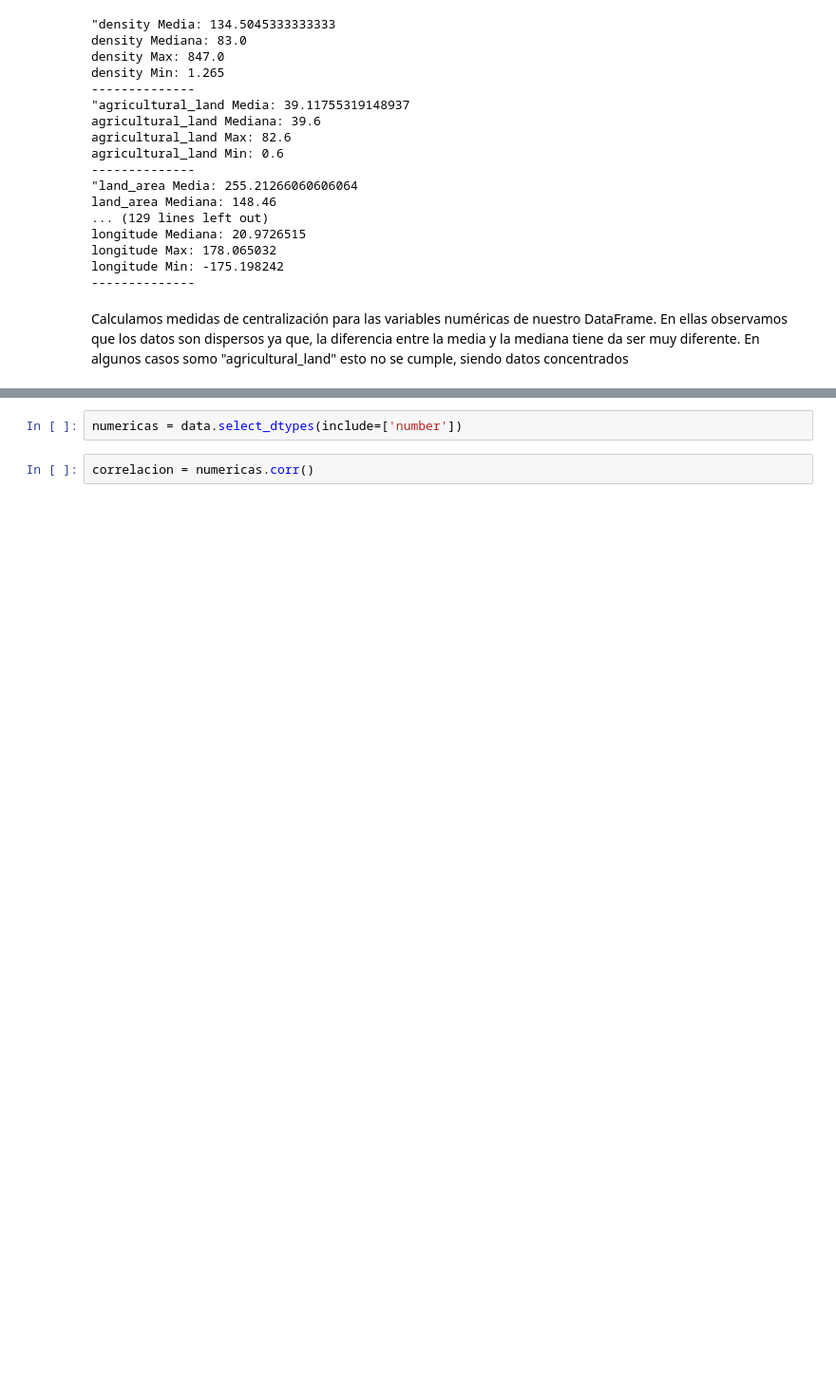
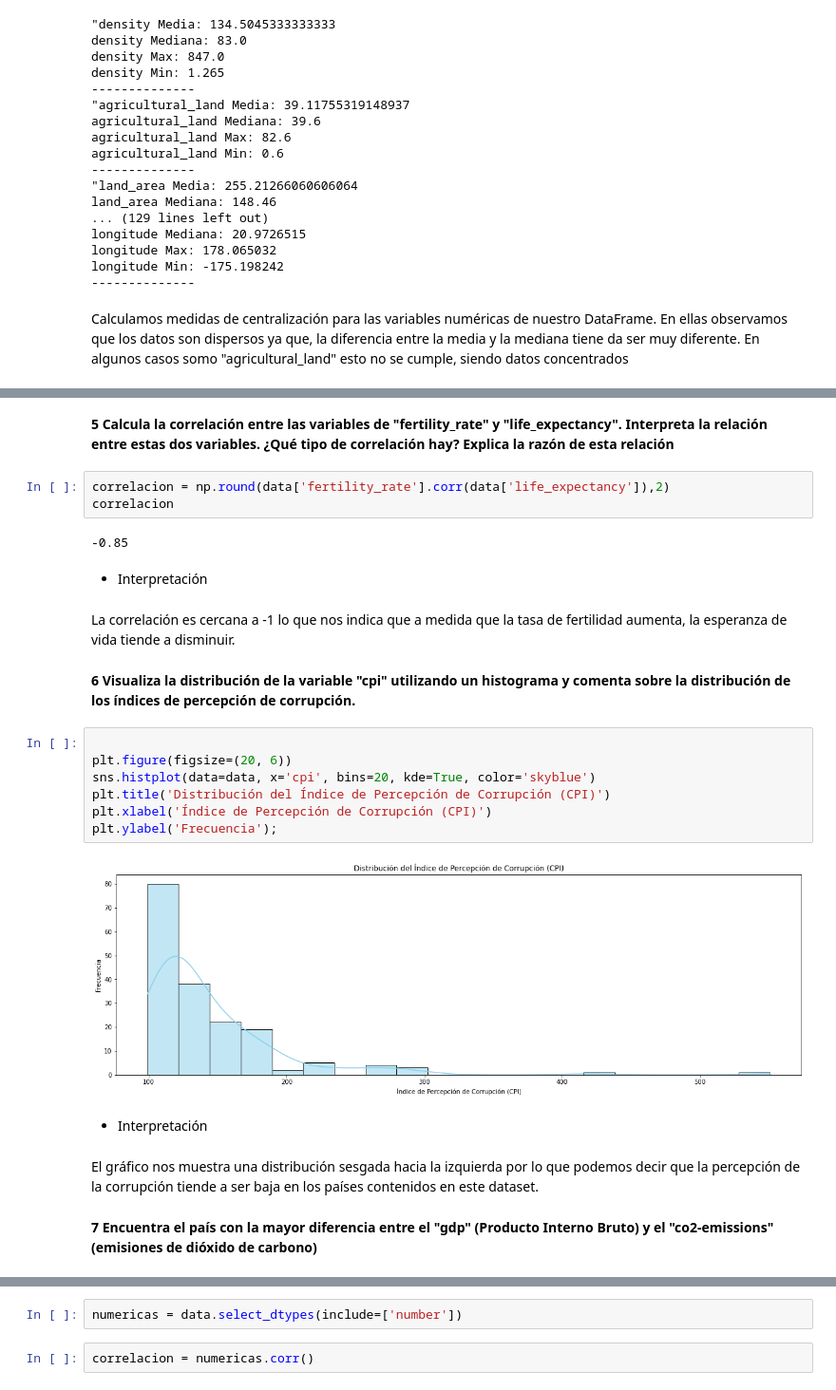
Before and after one commit to patriciamromero/promoG-modulo3-sprint2-pairprogramming-Alejandra-Mar-a-Patricia, a Jupyter notebook: pair_estadistica_descriptiva.ipynb, the cells around one changed output, grey strips where cells are left out. Shown: that part at 95% size. Drawn from its saved outputs; the diff is of its cells as text; blank space fills up the shorter version.

```diff
--- a/pair_estadistica_descriptiva.ipynb
+++ b/pair_estadistica_descriptiva.ipynb
@@ -169,0 +164,28 @@ El porcentaje prmedio de personas que participan en la fuera laboral de todos lo
+# %% [markdown]
+**5 Calcula la correlación entre las variables de "fertility_rate" y "life_expectancy". Interpreta la relación entre estas dos variables. ¿Qué tipo de correlación hay? Explica la razón de esta relación**
+# %%
+correlacion = np.round(data['fertility_rate'].corr(data['life_expectancy']),2)
+correlacion
+# %% [output]
+-0.85
+# %% [markdown]
+- Interpretación
+# %% [markdown]
+La correlación es cercana a -1 lo que nos indica que a medida que la tasa de fertilidad aumenta, la esperanza de vida tiende a disminuir.
+# %% [markdown]
+**6 Visualiza la distribución de la variable "cpi" utilizando un histograma y comenta sobre la distribución de los índices de percepción de corrupción.**
+# %%
+
+plt.figure(figsize=(20, 6))
+sns.histplot(data=data, x='cpi', bins=20, kde=True, color='skyblue')
+plt.title('Distribución del Índice de Percepción de Corrupción (CPI)')
+plt.xlabel('Índice de Percepción de Corrupción (CPI)')
+plt.ylabel('Frecuencia');
+# %% [output]
+[figure, added]
+# %% [markdown]
+- Interpretación
+# %% [markdown]
+El gráfico nos muestra una distribución sesgada hacia la izquierda por lo que podemos decir que la percepción de la corrupción tiende a ser baja en los países contenidos en este dataset.
+# %% [markdown]
+**7 Encuentra el país con la mayor diferencia entre el "gdp" (Producto Interno Bruto) y el "co2-emissions" (emisiones de dióxido de carbono)**
```
Also changed, not shown: parts of 38 cells of this notebook, 5 other files.
